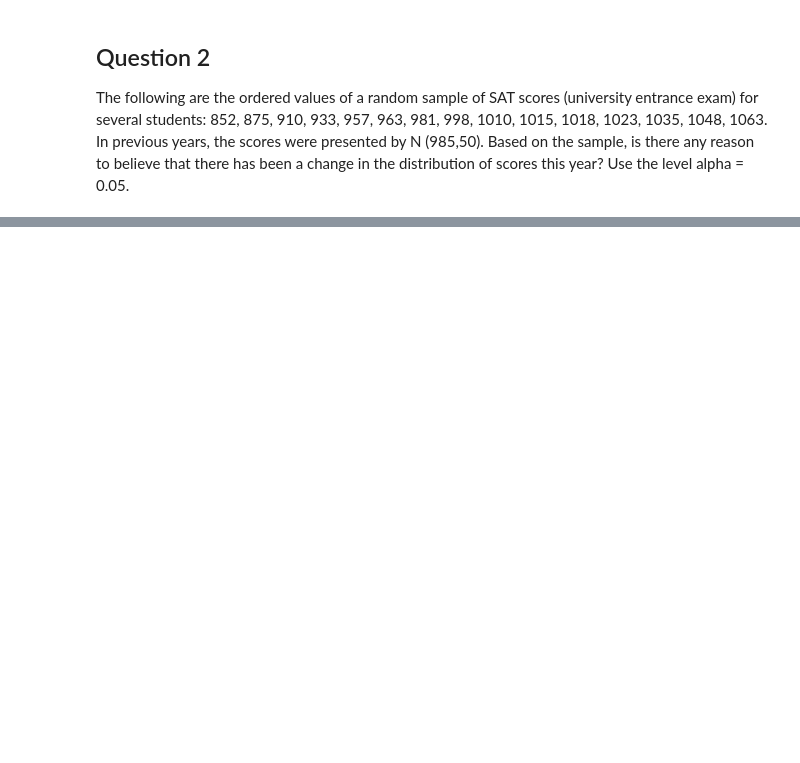
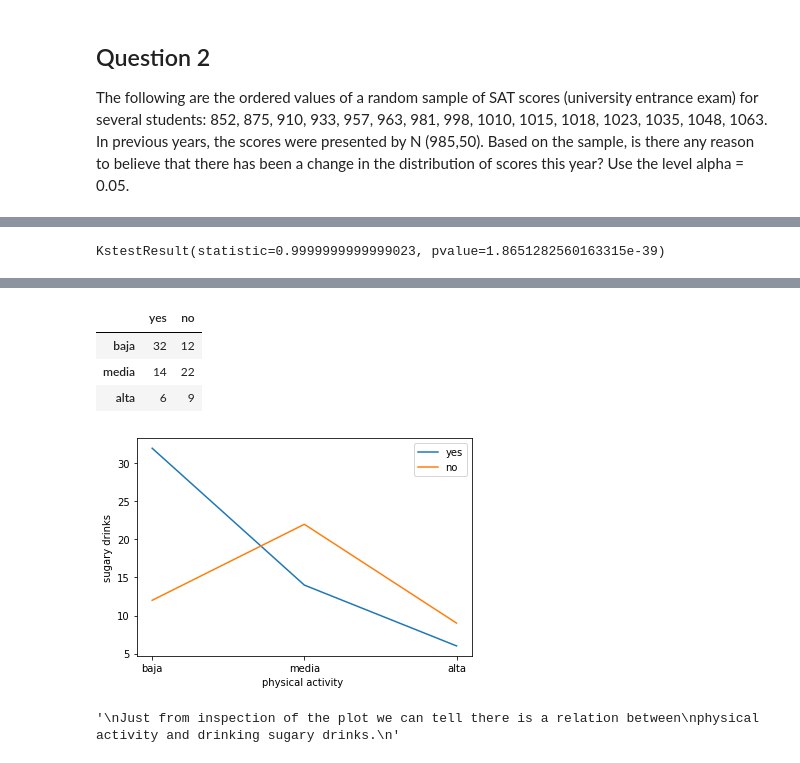
Before and after one commit to ta-data-lis/lab-goodfit-indeptests, a Jupyter notebook: your_code/main.ipynb, the cells around one changed output, grey strips where cells are left out. Drawn from its saved outputs; the diff is of its cells as text; code cells hidden in the pictures; blank space fills up the shorter version.

```diff
--- a/your_code/main.ipynb
+++ b/your_code/main.ipynb
@@ -69,3 +106,13 @@ A quality control engineer takes a sample of 10 tires that come out of an assemb
+# %%
+# your answer here
+obs = [138,53,9]
+n=10
+p=0.05
+binomial = binom(n,p)
+
+stats.kstest(obs, binomial.cdf)
+# %% [output]
+KstestResult(statistic=0.9999999999999023, pvalue=1.8651282560163315e-39)
 # %% [markdown]
 ## Question 5
 A researcher gathers information about the patterns of physical activity (AF) of children in the fifth grade of primary school of a public school. He defines three categories of physical activity (1 = Low, 2 = Medium, 3 = High). He also inquires about the regular consumption of sugary drinks at school, and defines two categories (1 = consumed, 0 = not consumed). We would like to evaluate if there is an association between patterns of physical activity and the consumption of sugary drinks for the children of this school, at a level of 5% significance. The results are in the following table:
@@ -75,0 +121,30 @@ A researcher gathers information about the patterns of physical activity (AF) of
+# %%
+#your answer here
+baja = [32,12]
+media = [14,22]
+alta = [6,9]
+
+ds = pd.DataFrame([baja,media,alta], columns = {"yes","no"}, index = {"baja","media","alta"})
+ds
+# %% [output]
+|  | yes | no |
+| baja | 32 | 12 |
+| media | 14 | 22 |
+| alta | 6 | 9 |
+# %%
+plt.plot(ds.yes, label='yes')
+plt.plot(ds.no, label='no')
+plt.ylabel('sugary drinks')
+plt.xlabel('physical activity ')
+plt.legend()
+plt.show()
+# %% [output]
+[figure, added]
+# %%
+'''
+Just from inspection of the plot we can tell there is a relation between
+physical activity and drinking sugary drinks.
+what else could I do here?
+'''
+# %% [output]
+'\nJust from inspection of the plot we can tell there is a relation between\nphysical activity and drinking sugary drinks.\n'
```
Also changed, not shown: parts of 11 cells of this notebook.
